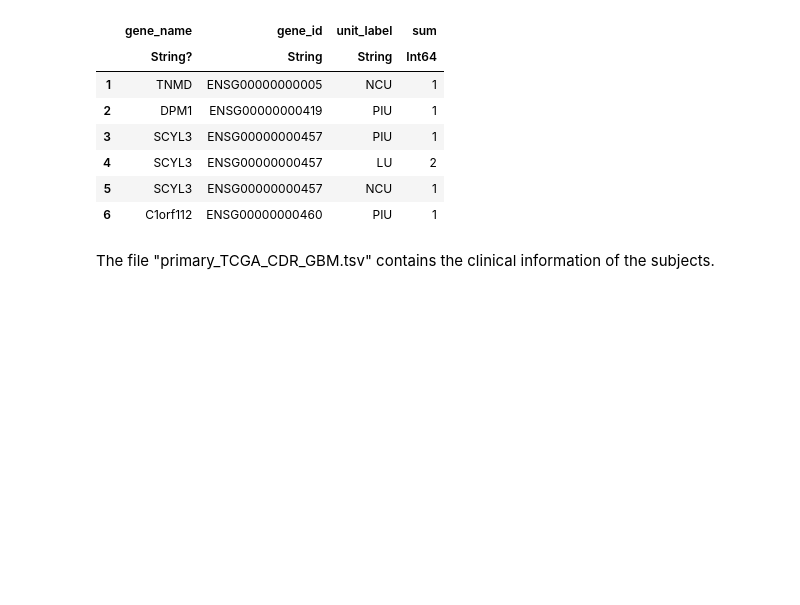
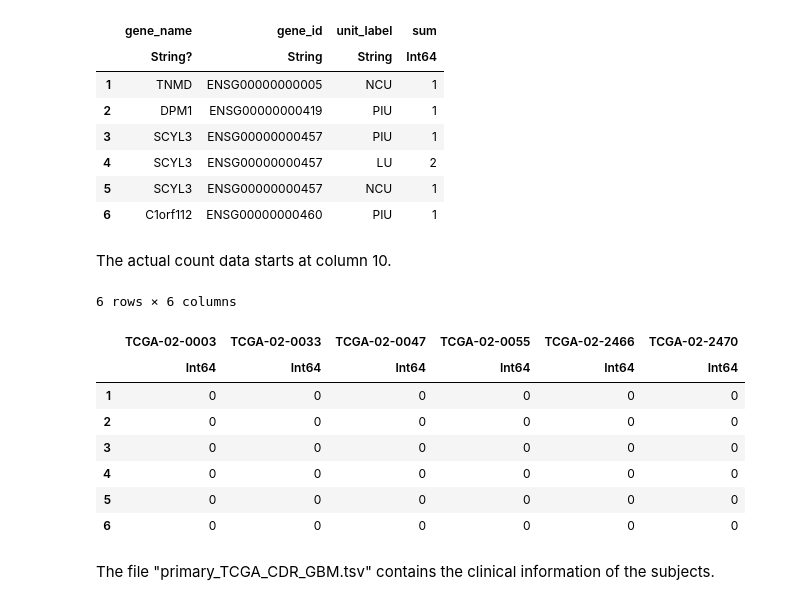
Before and after one commit to kose-y/ParProx.jl, a Jupyter notebook: docs/doc.ipynb, the cells around one changed output. Saved outputs shown, nothing was run; the diff lists cells and outputs as text; code cells hidden in the pictures; blank space fills up the shorter version.

```diff
--- a/docs/doc.ipynb
+++ b/docs/doc.ipynb
@@ -48,5 +64,5 @@ using CSV, DataFrames, CodecZlib, Mmap # packages for data reading. GZip is used
 # %% [markdown]
 The file "somatic_sum_table_GBM.tsv.gz" contains the information the mutations and the count of mutations. Columns 1-9 contains the information of the mutations, and the tenth column and later contains the mutation count for each subject.
 # %%
-somatic = CSV.File(transcode(GzipDecompressor, Mmap.mmap(
-            ParProx.datadir("somatic_sum_table_GBM.tsv.gz")))) |> DataFrame;
+somatic = DataFrame!(CSV.File(transcode(GzipDecompressor, Mmap.mmap(
+            ParProx.datadir("somatic_sum_table_GBM.tsv.gz")))));
@@ -74,6 +96,20 @@ first(somatic[!, 6:9], 6)
 | 4 | SCYL3 | ENSG00000000457 | LU | 2 |
 | 5 | SCYL3 | ENSG00000000457 | NCU | 1 |
 | 6 | C1orf112 | ENSG00000000460 | PIU | 1 |
+# %% [markdown]
+The actual count data starts at column 10.
+# %%
+first(somatic[!, 10:15], 6)
+# %% [output]
+6 rows × 6 columns
+|  | TCGA-02-0003 | TCGA-02-0033 | TCGA-02-0047 | TCGA-02-0055 | TCGA-02-2466 | TCGA-02-2470 |
+|  | Int64 | Int64 | Int64 | Int64 | Int64 | Int64 |
+| 1 | 0 | 0 | 0 | 0 | 0 | 0 |
+| 2 | 0 | 0 | 0 | 0 | 0 | 0 |
+| 3 | 0 | 0 | 0 | 0 | 0 | 0 |
+| 4 | 0 | 0 | 0 | 0 | 0 | 0 |
+| 5 | 0 | 0 | 0 | 0 | 0 | 0 |
+| 6 | 0 | 0 | 0 | 0 | 0 | 0 |
 # %% [markdown]
 The file "primary_TCGA_CDR_GBM.tsv" contains the clinical information of the subjects.
 # %%
```
Also changed, not shown: parts of 82 cells of this notebook.
